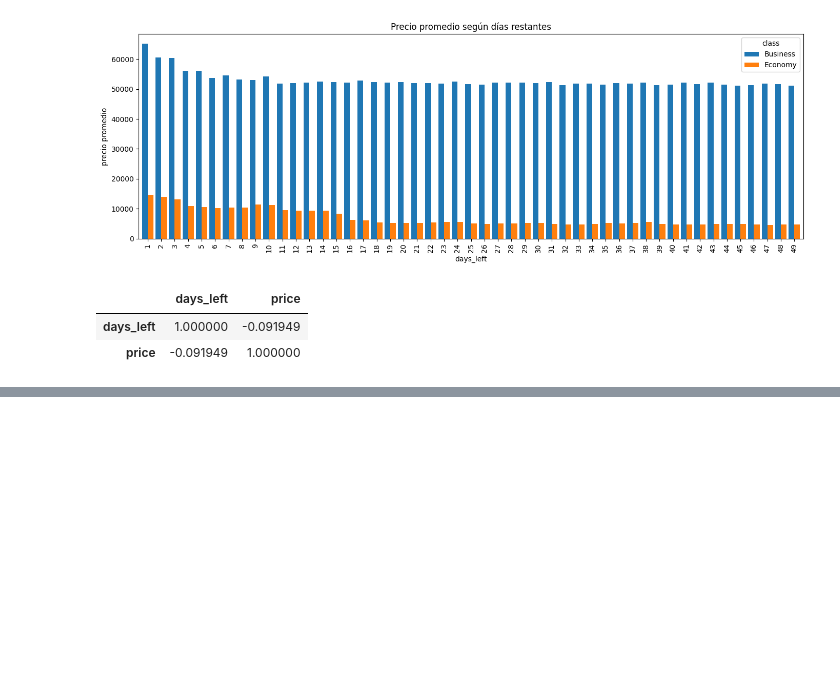
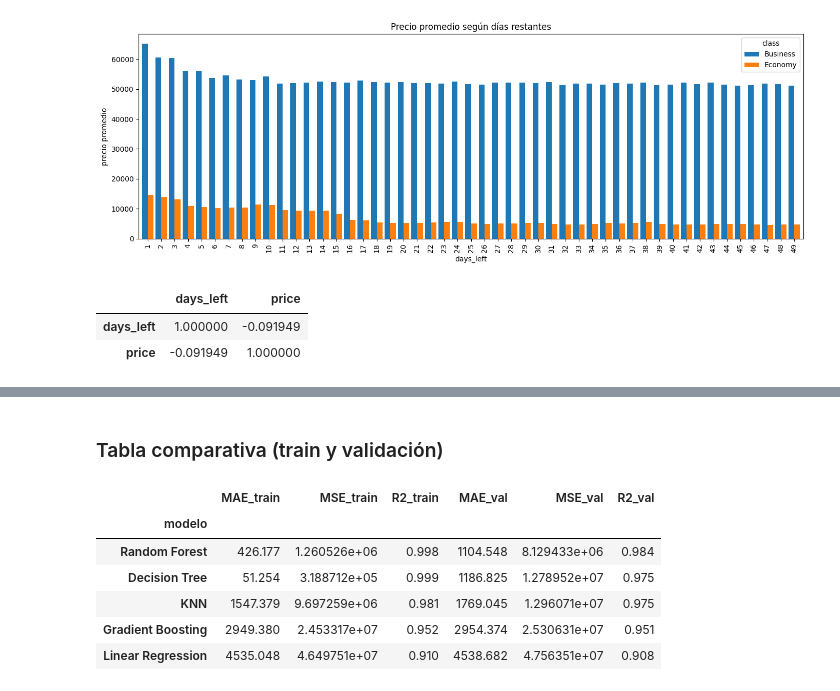
Before and after one commit to Jacogz/ML2026-2, a Jupyter notebook: Workshops/Workshop2/Regression.ipynb, the cells around one changed output, grey strips where cells are left out. Cells and saved outputs as stored; diff of their text form; code cells hidden in the pictures; blank space fills up the shorter version.

```diff
--- a/Workshops/Workshop2/Regression.ipynb
+++ b/Workshops/Workshop2/Regression.ipynb
@@ -249,0 +311,12 @@ df[["days_left", "price"]].corr()
+# %%
+from sklearn.model_selection import train_test_split
+
+X = df.drop(columns="price")
+y = df["price"]
+
+X_train, X_temp, y_train, y_temp = train_test_split(
+    X, y, test_size=0.30, random_state=42)
+X_val, X_test, y_val, y_test = train_test_split(
+    X_temp, y_temp, test_size=0.50, random_state=42)
+
+X_train.shape, X_val.shape, X_test.shape
@@ -249,0 +462,12 @@ df[["days_left", "price"]].corr()
+# %% [markdown]
+### Tabla comparativa (train y validación)
+# %%
+tabla_val.sort_values("R2_val", ascending=False).round(3)
+# %% [output]
+|  | MAE_train | MSE_train | R2_train | MAE_val | MSE_val | R2_val |
+| modelo |  |  |  |  |  |  |
+| Random Forest | 426.177 | 1.260526e+06 | 0.998 | 1104.548 | 8.129433e+06 | 0.984 |
+| Decision Tree | 51.254 | 3.188712e+05 | 0.999 | 1186.825 | 1.278952e+07 | 0.975 |
+| KNN | 1547.379 | 9.697259e+06 | 0.981 | 1769.045 | 1.296071e+07 | 0.975 |
+| Gradient Boosting | 2949.380 | 2.453317e+07 | 0.952 | 2954.374 | 2.530631e+07 | 0.951 |
+| Linear Regression | 4535.048 | 4.649751e+07 | 0.910 | 4538.682 | 4.756351e+07 | 0.908 |
```
Also changed, not shown: parts of 41 cells of this notebook.
